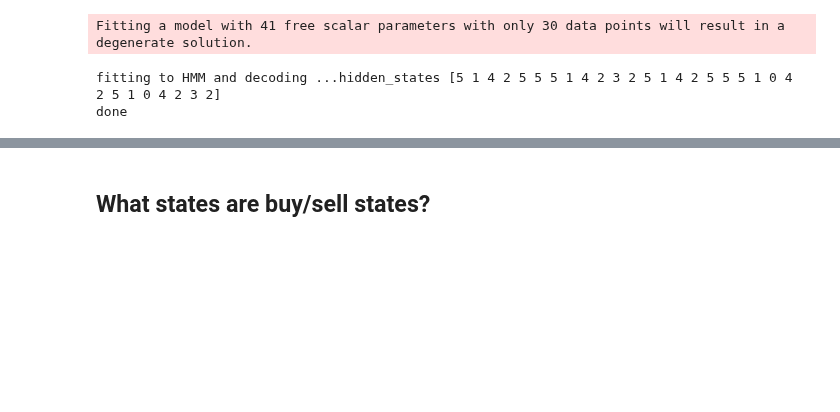
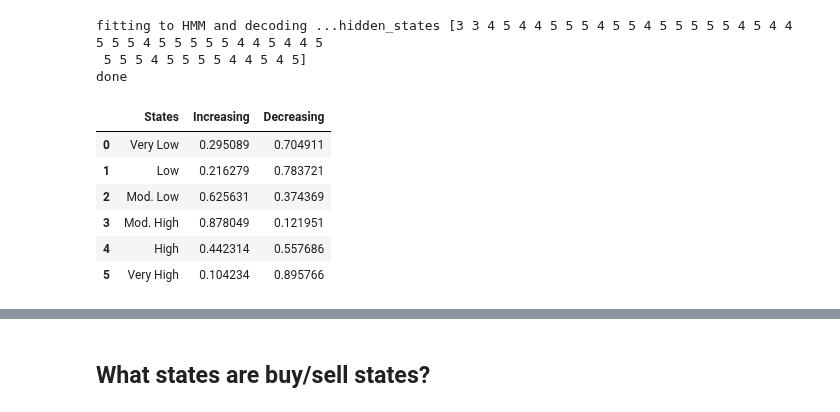
Before and after one commit to sophielouie/cs4100-5100-final-proj, a Jupyter notebook: HMM_Learn.ipynb, the cells around one changed output, grey strips where cells are left out. Saved outputs shown, nothing was run; the diff lists cells and outputs as text; code cells hidden in the pictures; blank space fills up the shorter version.

```diff
--- a/HMM_Learn.ipynb
+++ b/HMM_Learn.ipynb
@@ -119,32 +143,52 @@ def get_random_distribution(size):
 # %%
 # Create a single HMM
 
 print("fitting to HMM and decoding ...", end="")
 
 # Make an HMM instance and execute fit
-model = MultinomialHMM(n_components=NUM_COMPONENTS, n_iter=100, init_params="e")
+model = MultinomialHMM(n_components=NUM_COMPONENTS, n_iter=10, init_params="e")
 
 # randomize the initial state probabilities
 # model.startprob_ = []
 
 # randomize the initial transition probabilities
-model.transmat_ = get_random_distribution(NUM_COMPONENTS)
+# model.transmat_ = get_random_distribution(NUM_COMPONENTS)
+model.transmat_ = [[0.3, 0.3, 0.2, 0.1, 0.05, 0.05],
+    [0.25, 0.3, 0.25, 0.1, 0.05, 0.05],
+    [0.1, 0.1, 0.3, 0.2, 0.2, 0.1],
+    [0.1, 0.1, 0.2, 0.3, 0.2, 0.1],
+    [0.05, 0.05, 0.1, 0.25, 0.3, 0.25],
+    [0.05, 0.05, 0.1, 0.2, 0.3, 0.3]]
 
 # randomize the initial emission probabilities
 # model.emissionprob_ = get_random_distribution(NUM_COMPONENTS)
+model.emissionprob_ = numpy.array([[0.5, 0.5], [0.5, 0.5], [0.5, 0.5], [0.5, 0.5], [0.5, 0.5], [0.5, 0.5]])
 
 # "train" the model
 model.fit(X)
 
 # Predict the optimal sequence of internal hidden state
 hidden_states = model.predict(X)
 print("hidden_states", hidden_states)
 
 print("done")
+
+# numpy.set_printoptions(formatter={'float_kind':'{:f}'.format})
+epmForPPT = pd.DataFrame(model.emissionprob_,columns=['Increasing','Decreasing'])
+epmForPPT.insert(0, 'States', ['Very Low','Low','Mod. Low','Mod. High','High', 'Very High'])
+#df['States'] = ['Very Low','Moderate Low','Low','High','Moderate High', 'Very High']
+epmForPPT
 # %% [output]
-Fitting a model with 41 free scalar parameters with only 30 data points will result in a degenerate solution.
+fitting to HMM and decoding ...hidden_states [3 3 4 5 4 4 5 5 5 4 5 5 4 5 5 5 5 5 4 5 4 4 5 5 5 4 5 5 5 5 5 4 4 5 4 4 5
+ 5 5 5 4 5 5 5 5 4 4 5 4 5]
+done
-fitting to HMM and decoding ...hidden_states [5 1 4 2 5 5 5 1 4 2 3 2 5 1 4 2 5 5 5 1 0 4 2 5 1 0 4 2 3 2]
-done
+|  | States | Increasing | Decreasing |
+| 0 | Very Low | 0.295089 | 0.704911 |
+| 1 | Low | 0.216279 | 0.783721 |
+| 2 | Mod. Low | 0.625631 | 0.374369 |
+| 3 | Mod. High | 0.878049 | 0.121951 |
+| 4 | High | 0.442314 | 0.557686 |
+| 5 | Very High | 0.104234 | 0.895766 |
 # %%
 # Print the score of the first model
 #print(model.score(X))
```
Also changed, not shown: parts of 7 cells of this notebook.
